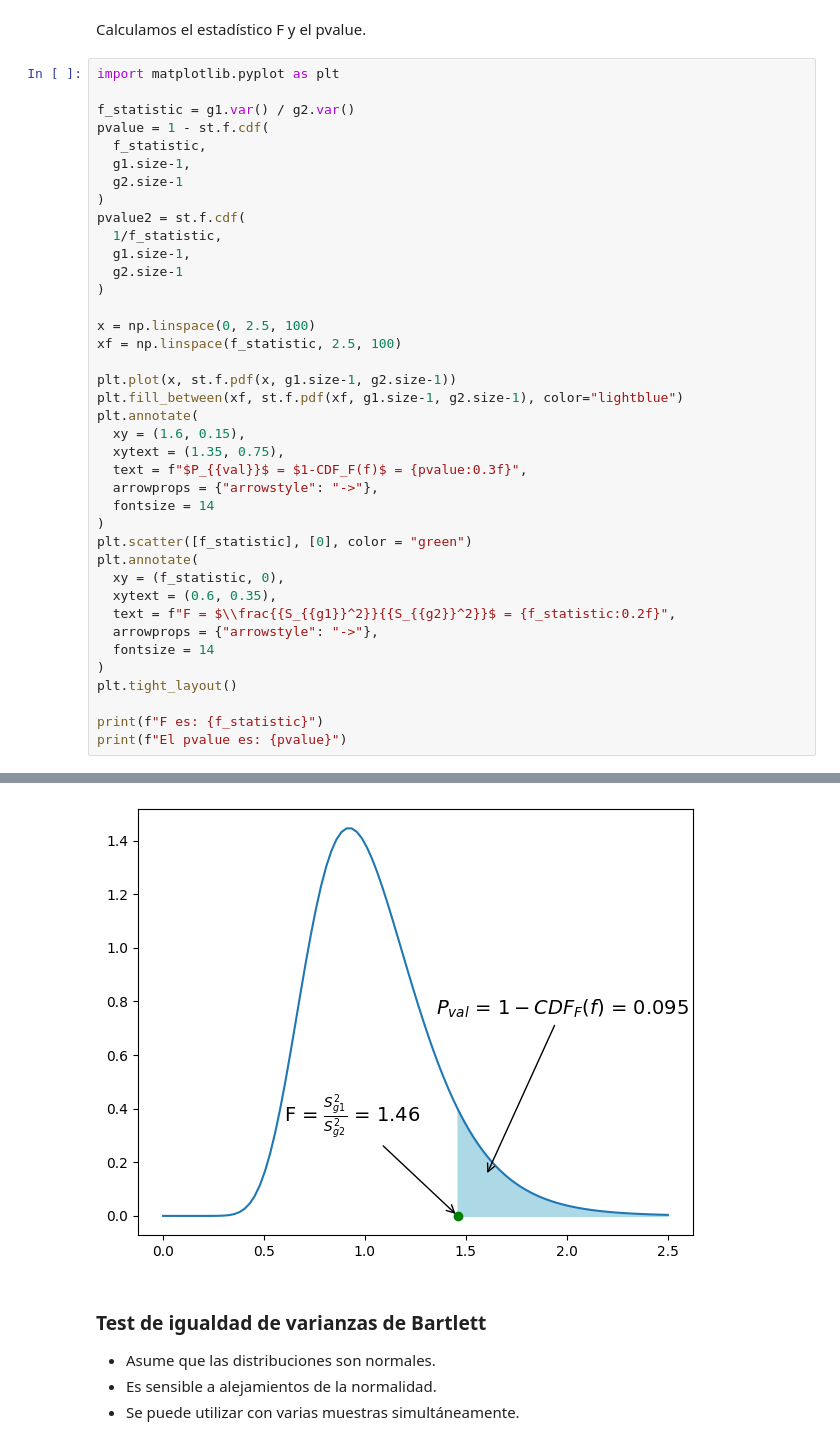
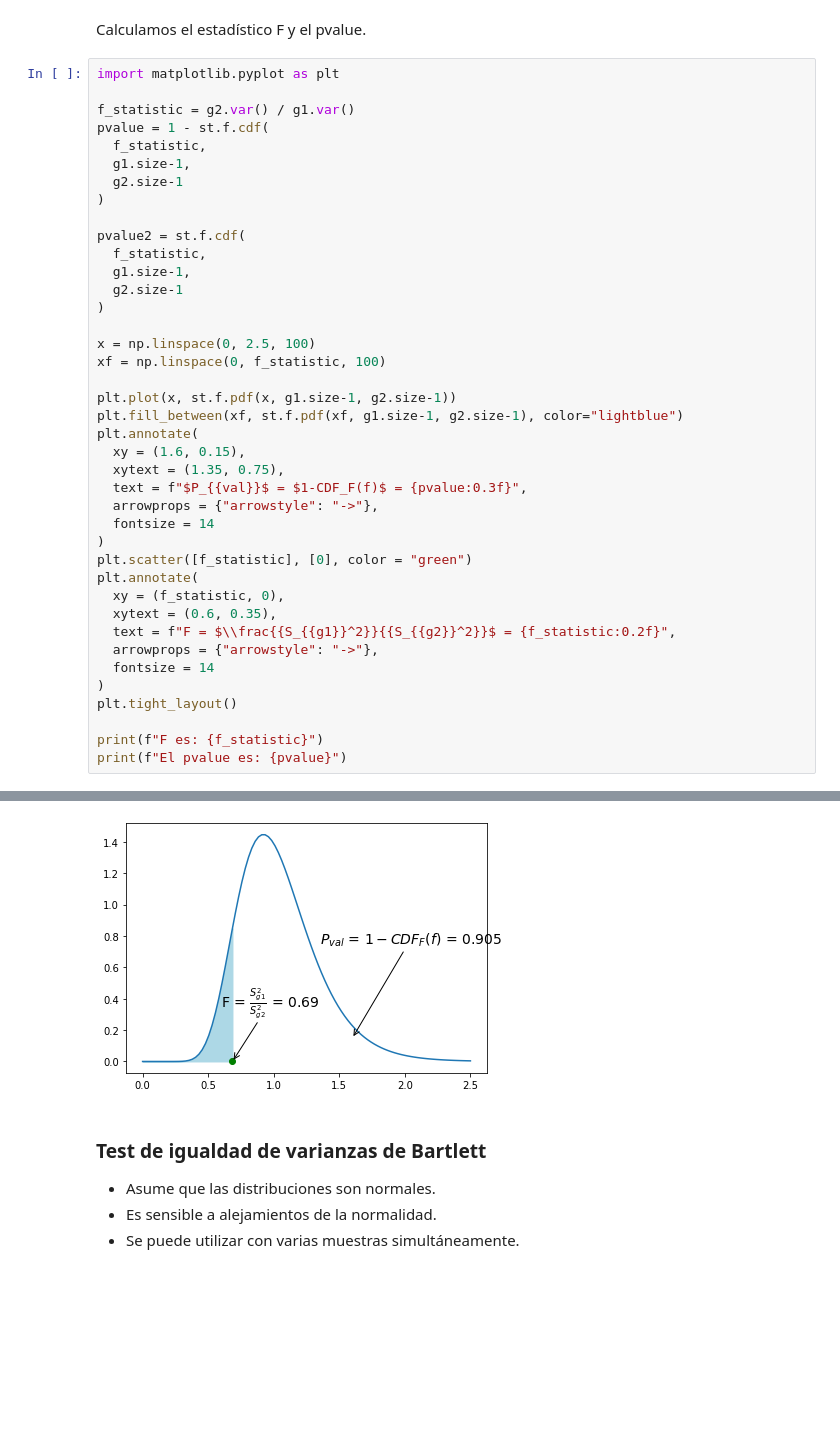
Before and after one commit to javieriserte/qualitative-data-course, a Jupyter notebook: classes/C01.4.PruebaDeHipotesis.ipynb, the cells around one changed output, grey strips where cells are left out. Saved outputs shown, nothing was run; the diff lists cells and outputs as text; blank space fills up the shorter version.

```diff
--- a/classes/C01.4.PruebaDeHipotesis.ipynb
+++ b/classes/C01.4.PruebaDeHipotesis.ipynb
@@ -600,20 +624,21 @@ Calculamos el estadístico F y el pvalue.
 # %%
 import matplotlib.pyplot as plt
 
-f_statistic = g1.var() / g2.var()
+f_statistic = g2.var() / g1.var()
 pvalue = 1 - st.f.cdf(
   f_statistic,
   g1.size-1,
   g2.size-1
 )
+
 pvalue2 = st.f.cdf(
-  1/f_statistic,
+  f_statistic,
   g1.size-1,
   g2.size-1
 )
 
 x = np.linspace(0, 2.5, 100)
-xf = np.linspace(f_statistic, 2.5, 100)
+xf = np.linspace(0, f_statistic, 100)
 
 plt.plot(x, st.f.pdf(x, g1.size-1, g2.size-1))
 plt.fill_between(xf, st.f.pdf(xf, g1.size-1, g2.size-1), color="lightblue")
@@ -642,4 +667,4 @@ El pvalue es: 0.09474426415706616
-[figure, old version]
+[figure, new version]
 # %% [markdown]
 ### Test de igualdad de varianzas de Bartlett
 
```
Also changed, not shown: parts of 34 cells of this notebook.
